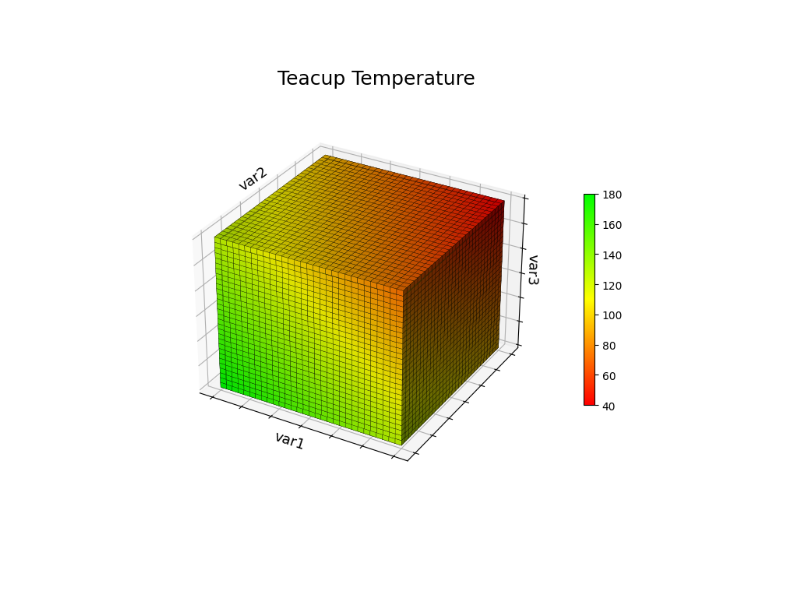
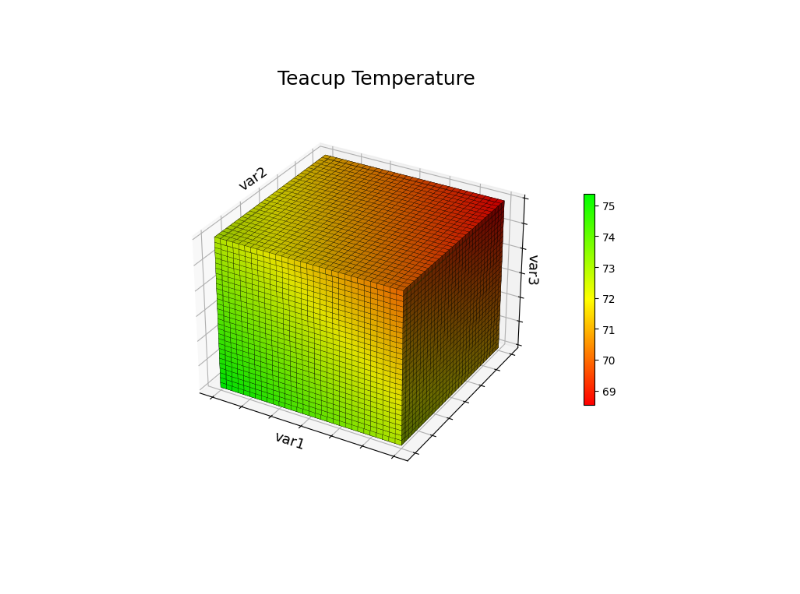
Before and after one commit to jhenrique04/GraphDynamics, a Jupyter notebook: Graphs.ipynb, the cells around one changed output. Cells and saved outputs as stored; diff of their text form; code cells hidden in the pictures.

```diff
--- a/Graphs.ipynb
+++ b/Graphs.ipynb
@@ -9,7 +9,12 @@ import pandas as pd
 # Load model and data
 variable_to_plot = 'Teacup Temperature'
 csv_values = pd.read_csv('test.csv')
+
 initial_values = csv_values[csv_values['Var Values'].notna()]['Var Values'].to_list()
+for i in initial_values:
+    if i == '_NONE':
+        initial_values.pop(i)
+
 model = pysd.read_vensim("../../System Dynamics/Jupyter/PySD-Cookbook-master/source/models/Teacup/Teacup.mdl")
 # %%
 def map_colors(time):
@@ -62,10 +67,14 @@ plt.show()
 # %%
 # Voxel graph
-def get_values(variable, initial_values, model):
-    return [
-        model.run(params={variable: initial_value}, return_columns=[variable_to_plot])[variable_to_plot].iloc[-1]
-        for initial_value in initial_values
-    ]
+def get_values(variable, list_initial_values):
+    """Get final variable values"""
+    final_values = []
+    for initial_value in list_initial_values:
+        model = pysd.read_vensim("../../System Dynamics/Jupyter/PySD-Cookbook-master/source/models/Teacup/Teacup.mdl")
+        res = model.run(initial_condition=(0, {variable: initial_value}), return_columns=['Teacup Temperature'])
+        final_value = res[variable].iloc[-1]
+        final_values.append(final_value)
+    return final_values
 
 def map_value_to_color(value):
     """Map a normalized value to a color."""
@@ -77,12 +86,12 @@ def map_value_to_color(value):
         return (0, 1, 0)  # Green
 
 # Run model to get final values and normalizing them
-answers_values = get_values(variable_to_plot, initial_values, model)
-min_value, max_value = min(answers_values), max(answers_values)
+final_values = get_values(variable_to_plot, initial_values)
+min_value, max_value = min(final_values), max(final_values)
 
 # Custom colormap
 colors = []
-for value in answers_values:
+for value in final_values:
     normalized_value = (value - min_value) / (max_value - min_value)
     colors.append(map_value_to_color(normalized_value))
 
@@ -96,31 +105,31 @@ x, y, z = np.meshgrid(np.linspace(0, 3, axes[0]),
                       np.linspace(0, 5, axes[1]),
                       np.linspace(0, 5, axes[2]))
 heatmap_data = x + y + z
 heatmap_normalized = (heatmap_data - heatmap_data.min()) / (heatmap_data.max() - heatmap_data.min())
 colors = custom_cmap(heatmap_normalized)
 
 # 3D Plotting
 fig = plt.figure(figsize=(7, 7))
 ax = fig.add_subplot(111, projection='3d')
 voxels = ax.voxels(data, facecolors=colors, alpha=1, edgecolor='k', linewidth=0.2)
 ax.set_xticklabels([])
 ax.set_yticklabels([])
 ax.set_zticklabels([])
 
 # 2D Plotting
 ax2d = fig.add_axes([0, 0, 1, 1], frameon=False)
 ax2d.set_xticks([])
 ax2d.set_yticks([])
 ax2d.text(0.5, 0.9, f'{variable_to_plot}', fontsize=18, fontweight='normal', ha='center', va='center')
 ax2d.text(0.34, 0.215, f'var1', ha="center", va="bottom", fontsize=13, rotation=-18.2)
 ax2d.text(0.275, 0.69, f'var2', ha="center", va="bottom", fontsize=13, rotation=35)
 ax2d.text(0.785, 0.5205, f'var3', ha="center", va="bottom", fontsize=13, rotation=267.7)
 
 # Colorbar
 sm = cm.ScalarMappable(cmap=custom_cmap.reversed(), norm=plt.Normalize(vmin=min_value, vmax=max_value))
 sm.set_array([])
 fig.colorbar(sm, ax=ax, orientation='vertical', fraction=0.025, pad=0.1)
 
 plt.show()
 # %% [output]
-[figure, old version]
+[figure, new version]
```
Also changed, not shown: parts of 1 cell of this notebook.
